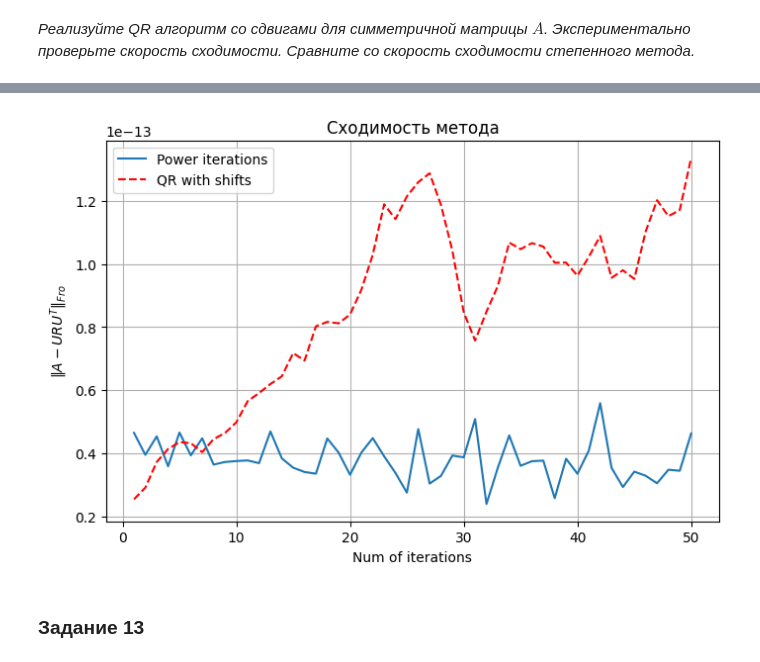
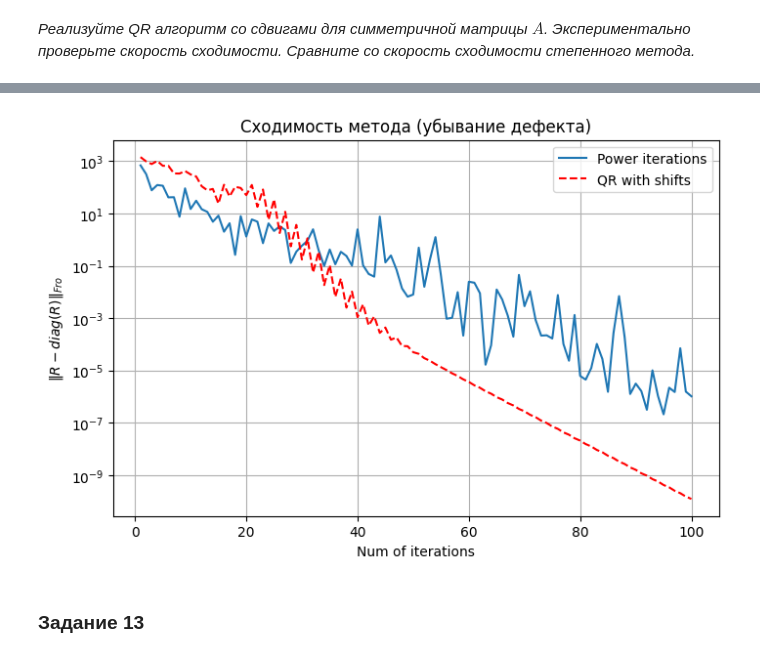
Before and after one commit to isvoropaev02/matrix_algorithms, a Jupyter notebook: lab4/lab4schur.ipynb, the cells around one changed output, grey strips where cells are left out. Drawn from its saved outputs; the diff is of its cells as text; code cells hidden in the pictures.

```diff
--- a/lab4/lab4schur.ipynb
+++ b/lab4/lab4schur.ipynb
@@ -485,21 +501,23 @@ print(eigenvectors)
 [[ 1.0000000e+00 -1.0000000e+00]
  [ 0.0000000e+00  4.4408921e-17]]
 # %%
-eps = np.logspace(-5, 2, 8, dtype=np.float64)
+eps = np.logspace(-5, 2, 16, dtype=np.float64)
 eigvals_arr = np.empty(shape=(eps.shape[0], 2), dtype=np.float64)
+eigvals_arr1 = np.empty(shape=(eps.shape[0], 2), dtype=np.float64)
+eigvals_arr2 = np.empty(shape=(eps.shape[0], 2), dtype=np.float64)
 eigvecs_arr = np.empty(shape=(eps.shape[0], 2, 2), dtype=np.float64)
 eigvals_arr_theory = np.empty(shape=(eps.shape[0], 2), dtype=np.float64)
 norm_eigvec_err = np.empty(shape=(eps.shape[0], 2), dtype=np.float64)
 for i in range(eps.shape[0]):
     A = np.array([[1., a], [eps[i], 1.]], dtype=np.float64)
+    A1 = np.array([[1., a*100], [eps[i], 1.]], dtype=np.float64)
+    A2 = np.array([[1., a/100], [eps[i], 1.]], dtype=np.float64)
     eigvals_arr[i], eigvecs_arr[i] = np.linalg.eig(A)
+    eigvals_arr1[i], _ = np.linalg.eig(A1)
+    eigvals_arr2[i], _ = np.linalg.eig(A2)
     v1 = np.array([1, np.sqrt(eps[i]/a)], dtype=np.float64)
     v1 /= np.linalg.norm(v1, 2)
     v2 = np.array([-1, np.sqrt(eps[i]/a)], dtype=np.float64)
     v2 /= np.linalg.norm(v2, 2)
     eigvals_arr_theory[i] = np.array([1 + np.sqrt(eps[i] / a), 1 - np.sqrt(eps[i] / a)], dtype=np.float64)
     norm_eigvec_err[i] = np.array([np.linalg.norm(v1-eigvecs_arr[i, :, 0], 2), np.linalg.norm(v2-eigvecs_arr[i, :, 1], 2)], dtype=np.float64)
-    print(eigvals_arr[i])
-    print(eigvals_arr_theory[i])
-    print(eps[i])
-    print()
@@ -584,35 +606,35 @@ R:
  [ 2.  3. -3.  2. -3.]
  [ 0.  1. -2. -3. -7.]]
 # %%
-num_iter = np.arange(1, 51, 1, dtype=np.int32)
-# num_iter = np.array([10, 50, 200], dtype=np.int32)
-A = np.random.randint(low=-9, high=10, size=(10, 10))# + 20*np.eye(4)
+num_iter = np.arange(1, 101, 1, dtype=np.int32)
+A = np.random.randint(low=-9, high=10, size=(10, 10)) + 20*np.eye(10)
 A = (A + A.T) // 2
-# R_th, Q_th = schur(A)
 power_err = np.empty(shape=num_iter.shape, dtype=np.float64)
 shiftqr_err = np.empty(shape=num_iter.shape, dtype=np.float64)
 for i in range(num_iter.shape[0]):
     R_pow, U_pow = schur_decomposition_power_method(A, max_iter=num_iter[i], tol=0.0)
     R_sqr, U_sqr = qr_algorithm_with_shifts(A, max_iter=num_iter[i])
-    power_err[i] = norm(U_pow @ R_pow @ U_pow.T - A, ord='fro')
-    shiftqr_err[i] = norm(U_sqr @ R_sqr @ U_sqr.T - A, ord='fro')
+    # power_err[i] = norm(U_pow @ R_pow @ U_pow.T - A, ord='fro')
+    # shiftqr_err[i] = norm(U_sqr @ R_sqr @ U_sqr.T - A, ord='fro')
+    power_err[i] = np.abs(np.sum(np.abs(R_pow)**2) - np.sum(np.diag(np.abs(R_pow)**2)))
+    shiftqr_err[i] = np.abs(np.sum(np.abs(R_sqr)**2) - np.sum(np.diag(np.abs(R_sqr)**2)))
 # %%
 fig4 = plt.figure(figsize=[8,5])
 
 ax_1 = fig4.add_subplot(111)
-ax_1.set_title('Сходимость метода')
+ax_1.set_title('Сходимость метода (убывание дефекта)')
 ax_1.plot(num_iter, power_err, label='Power iterations')
 ax_1.plot(num_iter, shiftqr_err, 'r--', label='QR with shifts')
 ax_1.set_xlabel(r'Num of iterations')
-ax_1.set_ylabel(r'$\|A - URU^T\|_{Fro}$')
+ax_1.set_ylabel(r'$\|R - diag(R)\|_{Fro}$')
 # ax_1.set_xscale('log')
-# ax_1.set_yscale('log')
+ax_1.set_yscale('log')
 ax_1.grid()
 ax_1.legend()
 
 plt.show()
 # %% [output]
-[figure, old version]
+[figure, new version]
 # %% [markdown]
 ### Задание 13
 # %% [markdown]
```
Also changed, not shown: parts of 11 cells of this notebook.
